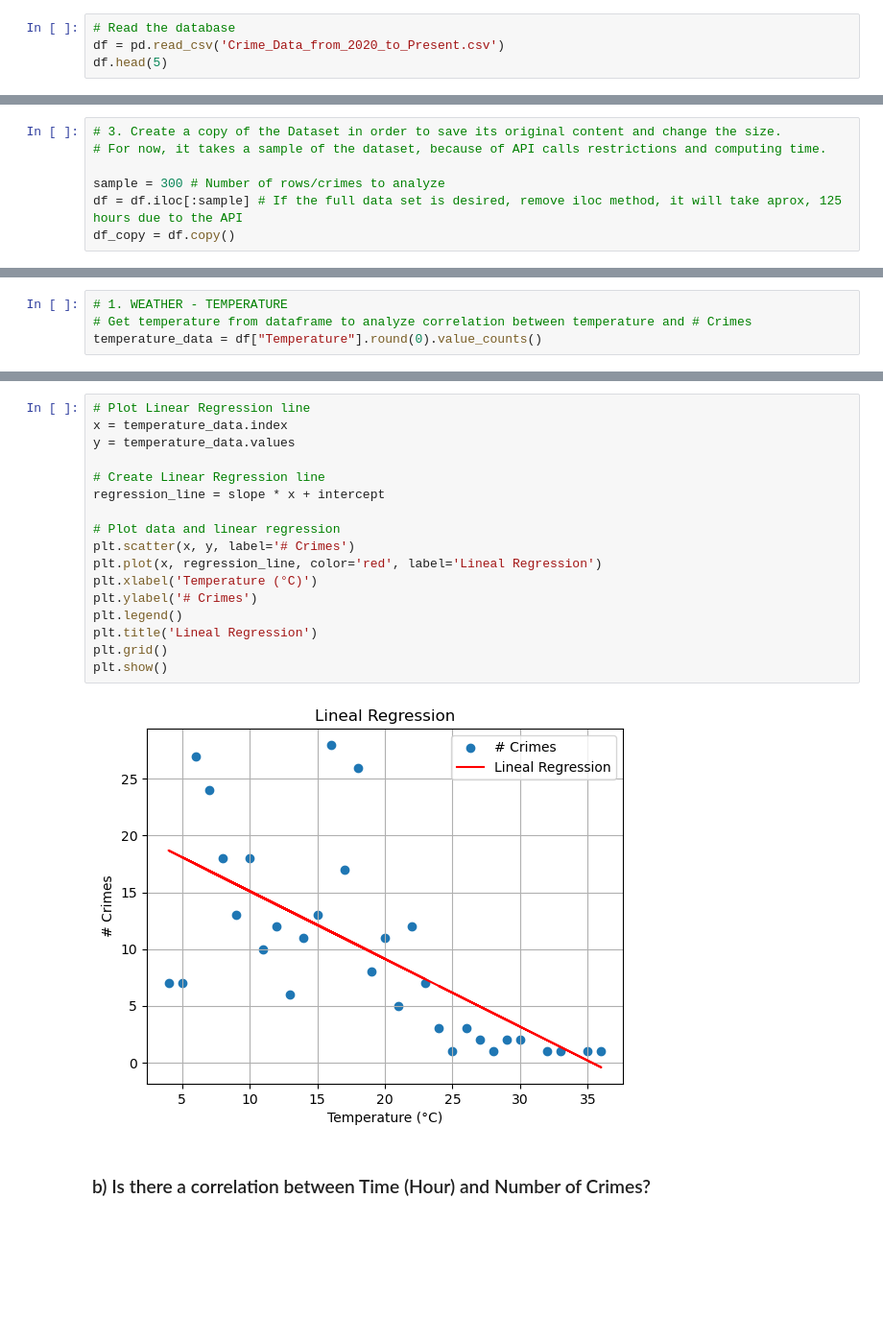
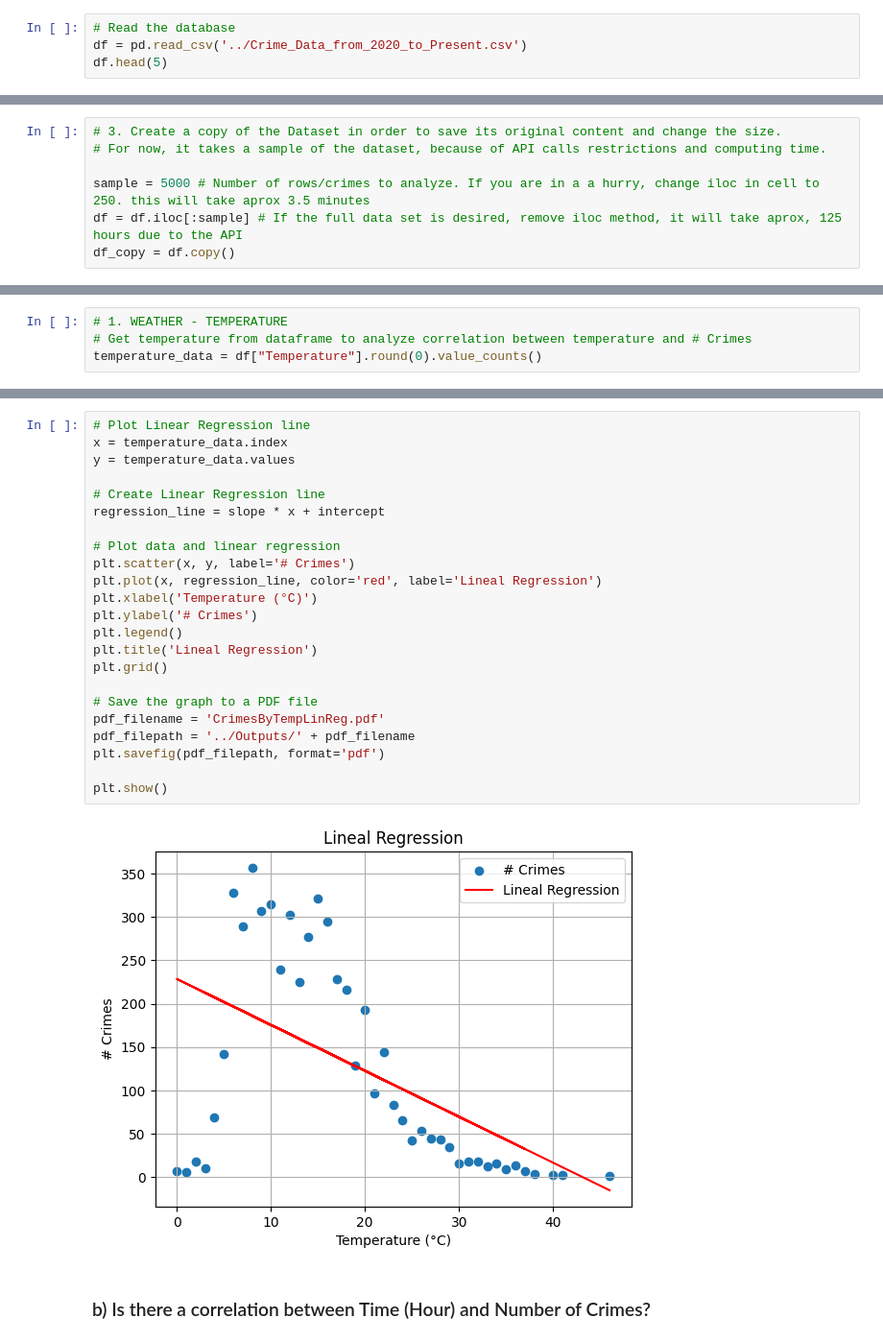
Before and after one commit to Ivanco19/Project-1, a Jupyter notebook: project1.ipynb, the cells around one changed output, grey strips where cells are left out. Shown at 96% size. Cells and saved outputs as stored; diff of their text form; blank space fills up the shorter version.

```diff
--- a/project1.ipynb
+++ b/project1.ipynb
@@ -15,6 +12,6 @@ import hvplot.pandas
 # %%
 # Read the database
-df = pd.read_csv('Crime_Data_from_2020_to_Present.csv')
+df = pd.read_csv('../Crime_Data_from_2020_to_Present.csv')
 df.head(5)
 # %% [output]
 |  | DR_NO | Date Rptd | DATE OCC | TIME OCC | AREA | AREA NAME | Rpt Dist No | Part 1-2 | Crm Cd | ... |
@@ -163,7 +188,7 @@ df['DATE OCC'] = df['DATE OCC'].dt.strftime('%Y-%m-%d')
 # 3. Create a copy of the Dataset in order to save its original content and change the size.
 # For now, it takes a sample of the dataset, because of API calls restrictions and computing time.
 
-sample = 300 # Number of rows/crimes to analyze
+sample = 5000 # Number of rows/crimes to analyze. If you are in a a hurry, change iloc in cell to 250. this will take aprox 3.5 minutes
 df = df.iloc[:sample] # If the full data set is desired, remove iloc method, it will take aprox, 125 hours due to the API
 df_copy = df.copy()
 # %%
@@ -230,22 +260,28 @@ Correlation is: -0.67
 # %%
 # Plot Linear Regression line
 x = temperature_data.index
 y = temperature_data.values
 
 # Create Linear Regression line
 regression_line = slope * x + intercept
 
 # Plot data and linear regression
 plt.scatter(x, y, label='# Crimes')
 plt.plot(x, regression_line, color='red', label='Lineal Regression')
 plt.xlabel('Temperature (°C)')
 plt.ylabel('# Crimes')
 plt.legend()
 plt.title('Lineal Regression')
 plt.grid()
+
+# Save the graph to a PDF file
+pdf_filename = 'CrimesByTempLinReg.pdf'
+pdf_filepath = '../Outputs/' + pdf_filename
+plt.savefig(pdf_filepath, format='pdf')
+
 plt.show()
 # %% [output]
-[figure, old version]
+[figure, new version]
 # %% [markdown]
 ### b) Is there a correlation between Time (Hour) and Number of Crimes?
 # %%
```
Also changed, not shown: parts of 16 cells of this notebook, 1 other file.
